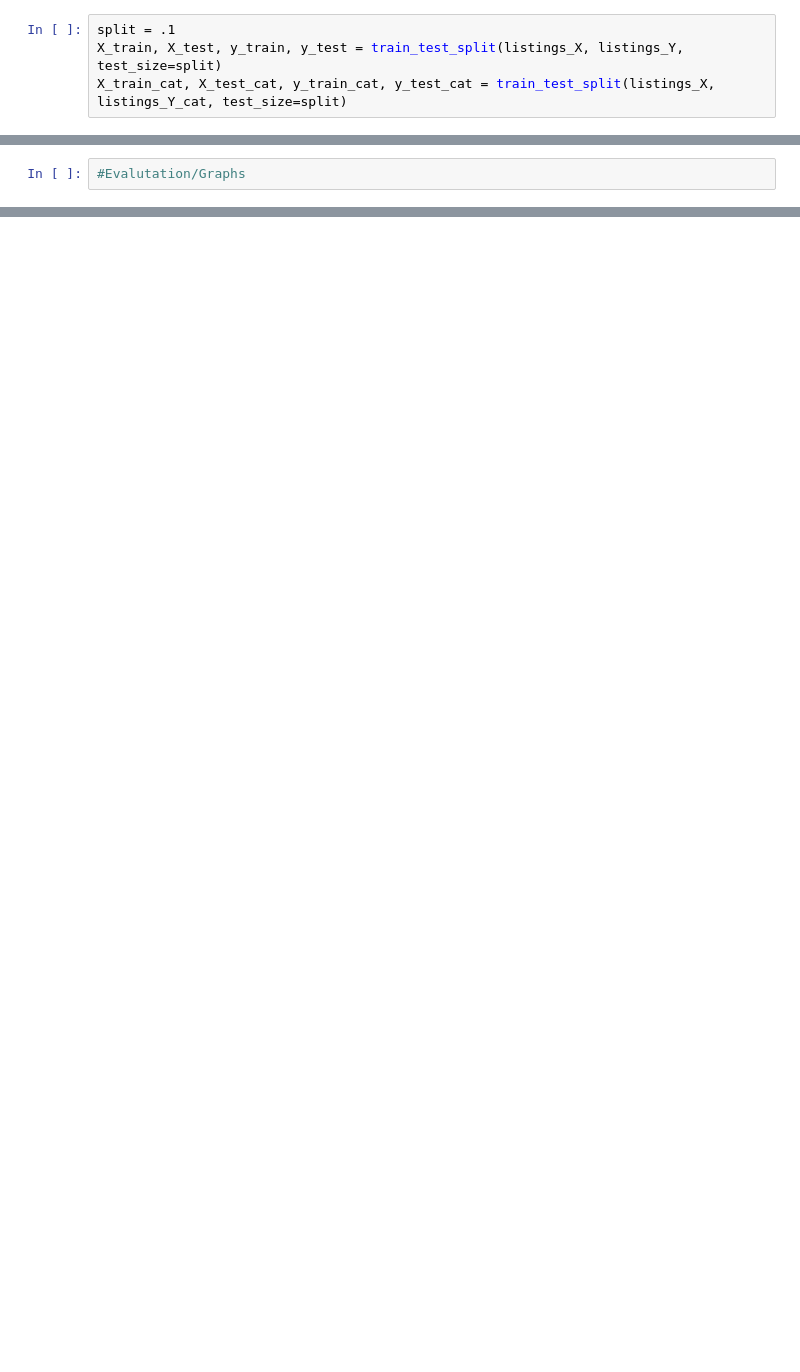
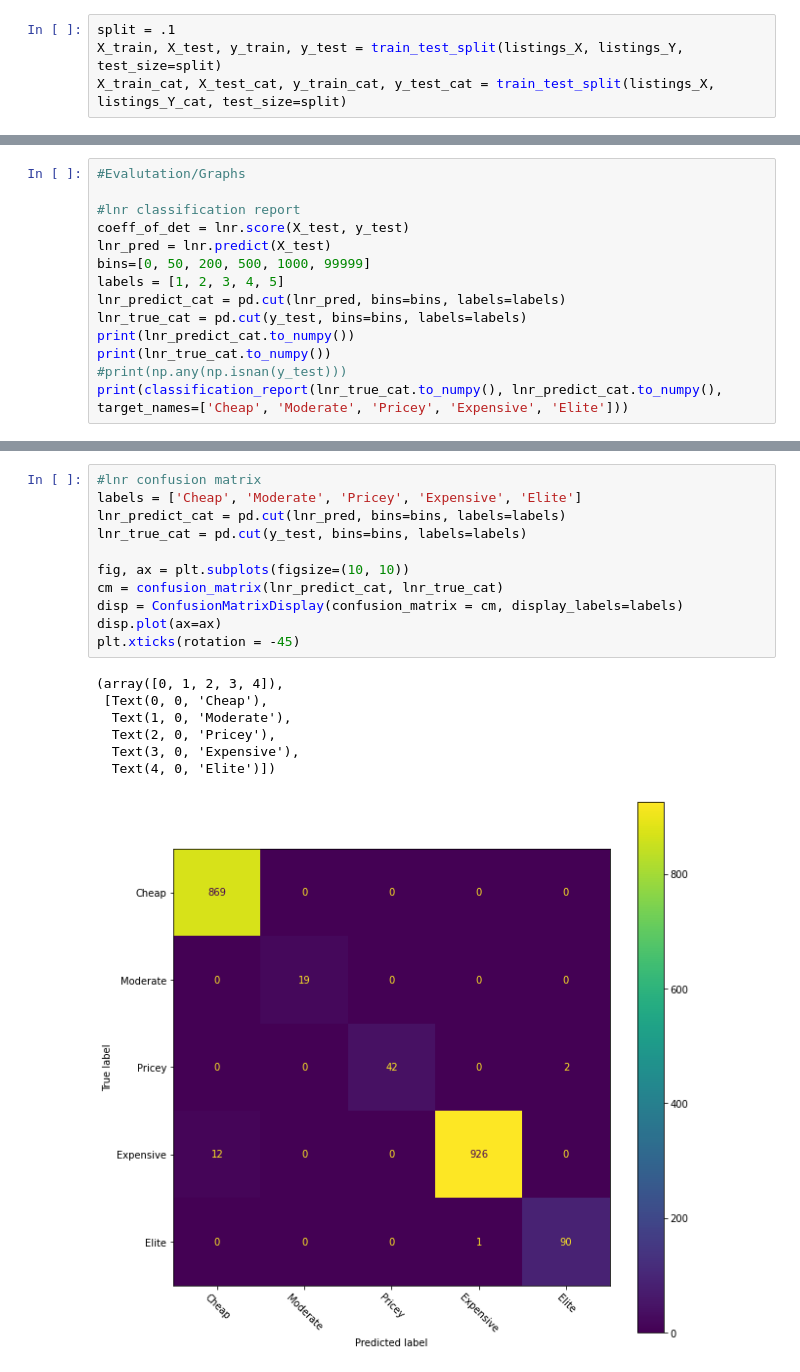
Before and after one commit to ForgottenShade/DataAnalyticsFinal, a Jupyter notebook: dataAnalyticsFinal.ipynb, the cells around one changed output, grey strips where cells are left out. Saved outputs shown, nothing was run; the diff lists cells and outputs as text; blank space fills up the shorter version.

Commit message:
classification reports and confusion matricies

```diff
--- a/dataAnalyticsFinal.ipynb
+++ b/dataAnalyticsFinal.ipynb
@@ -106,2 +241,14 @@ svm_grid.best_estimator_
 # %%
 #Evalutation/Graphs
+
+#lnr classification report
+coeff_of_det = lnr.score(X_test, y_test)
+lnr_pred = lnr.predict(X_test)
+bins=[0, 50, 200, 500, 1000, 99999]
+labels = [1, 2, 3, 4, 5]
+lnr_predict_cat = pd.cut(lnr_pred, bins=bins, labels=labels)
+lnr_true_cat = pd.cut(y_test, bins=bins, labels=labels)
+print(lnr_predict_cat.to_numpy())
+print(lnr_true_cat.to_numpy())
+#print(np.any(np.isnan(y_test)))
+print(classification_report(lnr_true_cat.to_numpy(), lnr_predict_cat.to_numpy(), target_names=['Cheap', 'Moderate', 'Pricey', 'Expensive', 'Elite']))
@@ -107,0 +269,19 @@ svm_grid.best_estimator_
+# %%
+#lnr confusion matrix
+labels = ['Cheap', 'Moderate', 'Pricey', 'Expensive', 'Elite']
+lnr_predict_cat = pd.cut(lnr_pred, bins=bins, labels=labels)
+lnr_true_cat = pd.cut(y_test, bins=bins, labels=labels)
+
+fig, ax = plt.subplots(figsize=(10, 10))
+cm = confusion_matrix(lnr_predict_cat, lnr_true_cat)
+disp = ConfusionMatrixDisplay(confusion_matrix = cm, display_labels=labels)
+disp.plot(ax=ax)
+plt.xticks(rotation = -45)
+# %% [output]
+(array([0, 1, 2, 3, 4]),
+ [Text(0, 0, 'Cheap'),
+  Text(1, 0, 'Moderate'),
+  Text(2, 0, 'Pricey'),
+  Text(3, 0, 'Expensive'),
+  Text(4, 0, 'Elite')])
+[figure, added]
```
Also changed, not shown: parts of 18 cells of this notebook.
